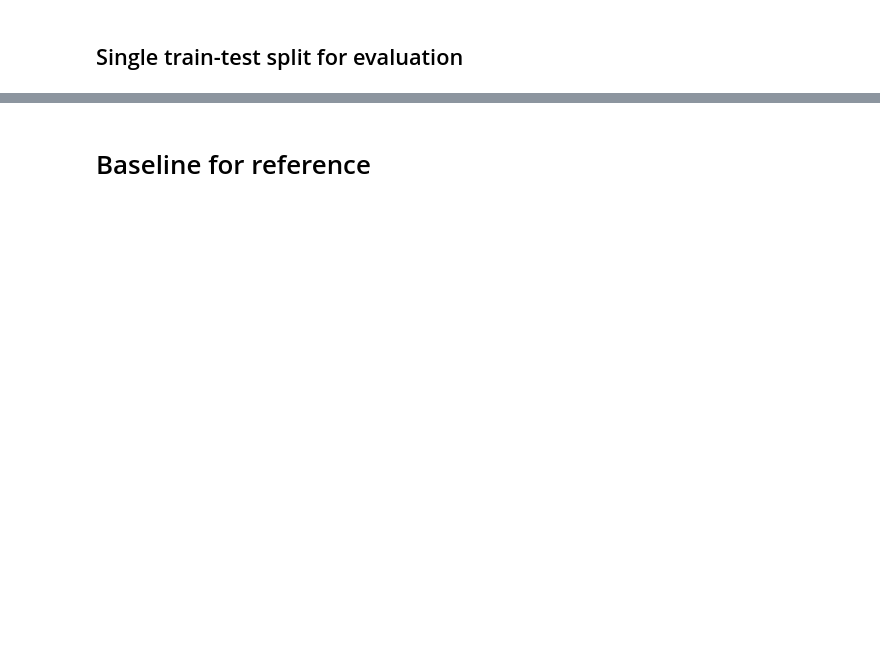
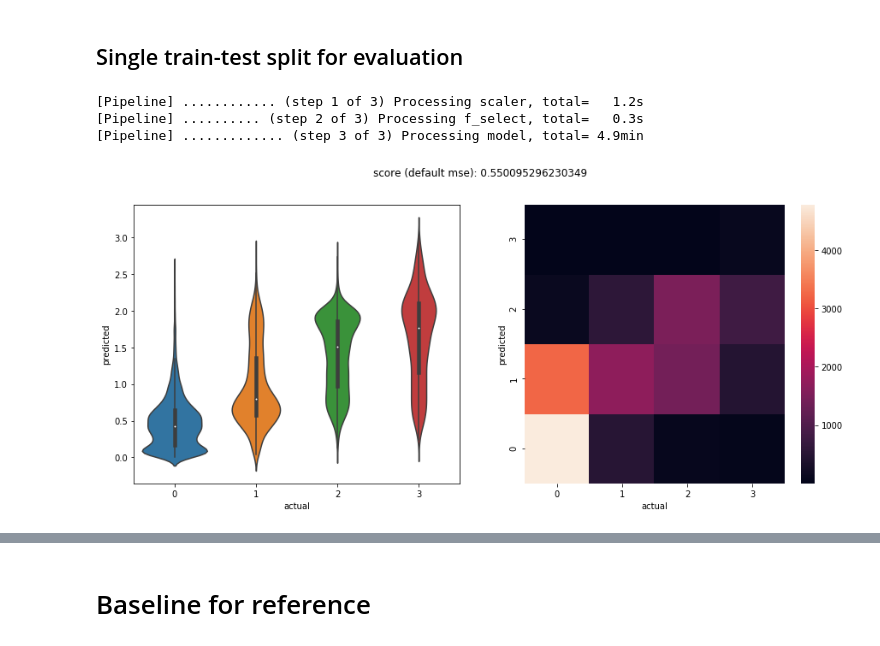
Before and after one commit to huangy6/beat_pd, a Jupyter notebook: Predictions.ipynb, the cells around one changed output, grey strips where cells are left out. Saved outputs shown, nothing was run; the diff lists cells and outputs as text; code cells hidden in the pictures; blank space fills up the shorter version.

```diff
--- a/Predictions.ipynb
+++ b/Predictions.ipynb
@@ -122,17 +124,16 @@ search = RandomizedSearchCV(pipe, param_grid, n_iter=300, scoring=metric, cv=cv,
 # %%
 for label in ['dyskinesia', 'on_off', 'tremor']:
-    client.restart()
+    print(f'working on {label}')
 
     id_cols = ['measurement_id', 'samp_id']
-    features = df.dropna(subset=[label]).drop(columns=[*label_cols, *id_cols])
-    #     features = features.persist()
+    labeled_samps = df.dropna(subset=[label])
 
-    y = df.loc[features.index, label].astype('int')
-    X = features
+    y = df.loc[labeled_samps.index, label].astype('int')
+    X = labeled_samps.drop(columns=[*label_cols, *id_cols])
 
     X_p, y_p = client.persist([X, y])
 
-    search = RandomizedSearchCV(pipe, param_grid, n_iter=300, scoring=metric, cv=cv, refit=False, scheduler=client)
+    search = RandomizedSearchCV(pipe, param_grid, n_iter=100, scoring=metric, cv=cv, refit=False, scheduler=client)
     cv_fit = search.fit(X, y)
     cv_results = pd.DataFrame(cv_fit.cv_results_)
 
@@ -142,6 +143,17 @@ for label in ['dyskinesia', 'on_off', 'tremor']:
     winner = pipe.set_params(**win_params)
     with open(f'models/paramsweep_winners/{resultset_name}.model', 'wb') as f:
         dill.dump(winner, f)
+    print(f'done with {label}')
+
+
+    cluster = SLURMCluster(queue='short',
+                           cores=4,
+                           memory='28gB',
+                           walltime='4:00:00',
+                           death_timeout=60,
+                          )
+    client = Client(cluster)
+    cluster.adapt(minimum=0, maximum=200, wait_count=20)
 # %% [markdown]
 ### Dask debugging
 # %%
@@ -168,15 +168,25 @@ Input contains NaN, infinity or a value too large for dtype('float64').
 # %% [markdown]
 ## Single train-test split for evaluation
-# %%
-# label = ''
-with open(f'models/paramsweep_winners/RandomForestRegressor_{label}.model', 'rb') as f:
-    winner = dill.load(f)
+# %%
+import ast
+
+cv_results = pd.read_csv(f'performance/cv_paramsweeps/{dataset}_{type(model).__name__}_{label}.csv')
+win_params = ast.literal_eval(cv_results.loc[cv_results.rank_test_score == 1, 'params'].values[0])
+winner = pipe.set_params(**win_params)
+# %%
+X_c = X.reset_index(drop=True)
+y_c = y.reset_index(drop=True)
+samp_map = labeled_samps.loc[:, 'samp_id'].reset_index(drop=True)
+
+x_train, x_test, y_train, y_test = model_selection.train_test_split(X_c, y_c, test_size=.25, stratify=y_c)
 # %%
-x_train, x_test, y_train, y_test = model_selection.train_test_split(X.compute(), y.compute(), test_size=.25, stratify=y.compute())
-# x_train, y_train = smote.fit_resample(x_train, y_train)
-
 with joblib.parallel_backend('loky'):
     winner.fit(x_train, y_train)
     pred = winner.predict(x_test)
 
 main.plot_performance(y_test, pred)
+# %% [output]
+[Pipeline] ............ (step 1 of 3) Processing scaler, total=   1.2s
+[Pipeline] .......... (step 2 of 3) Processing f_select, total=   0.3s
+[Pipeline] ............. (step 3 of 3) Processing model, total= 4.9min
+[figure, added]
```
Also changed, not shown: parts of 36 cells of this notebook, 4 other files.
